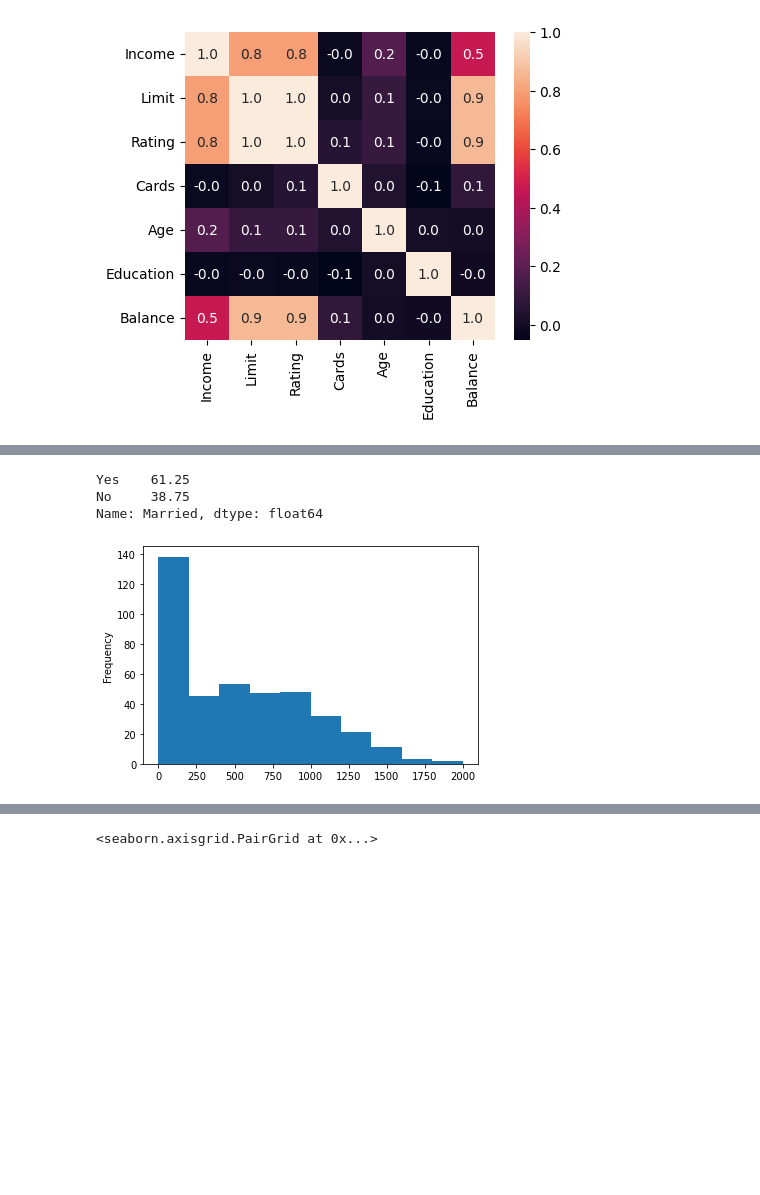
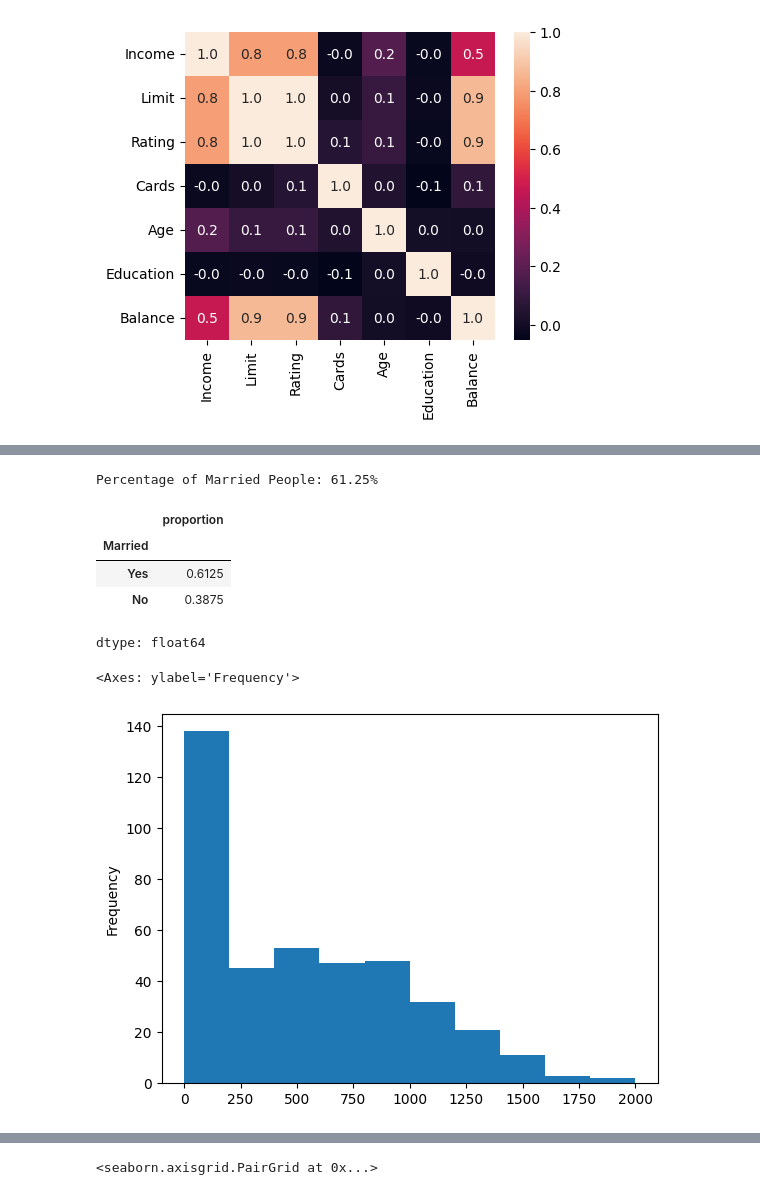
Before and after one commit to Yagut21/Data-Science, a Jupyter notebook: Homework2.ipynb, the cells around one changed output, grey strips where cells are left out. Drawn from its saved outputs; the diff is of its cells as text; code cells hidden in the pictures; blank space fills up the shorter version.

```diff
--- a/Homework2.ipynb
+++ b/Homework2.ipynb
@@ -78,12 +83,20 @@ Name: Region, dtype: int64
 # %%
 #Q8-List Percentage of  the Married people
+married_percentage = (income['Married'] == 'Yes').mean() * 100
+print(f"Percentage of Married People: {married_percentage:.2f}%")
+income['Married'].value_counts(normalize=True)
 # %% [output]
-Yes    61.25
-No     38.75
-Name: Married, dtype: float64
+Percentage of Married People: 61.25%
+|  | proportion |
+| Married |  |
+| Yes | 0.6125 |
+| No | 0.3875 |
+dtype: float64
 # %%
 #Q9-Create histogram of Balance
+income['Balance'].plot(kind='hist')
 # %% [output]
+<Axes: ylabel='Frequency'>
-[figure, old version]
+[figure, new version]
 # %%
 #Q10-Get the frequency distribution of Region using bar graph
```
Also changed, not shown: parts of 8 cells of this notebook.
